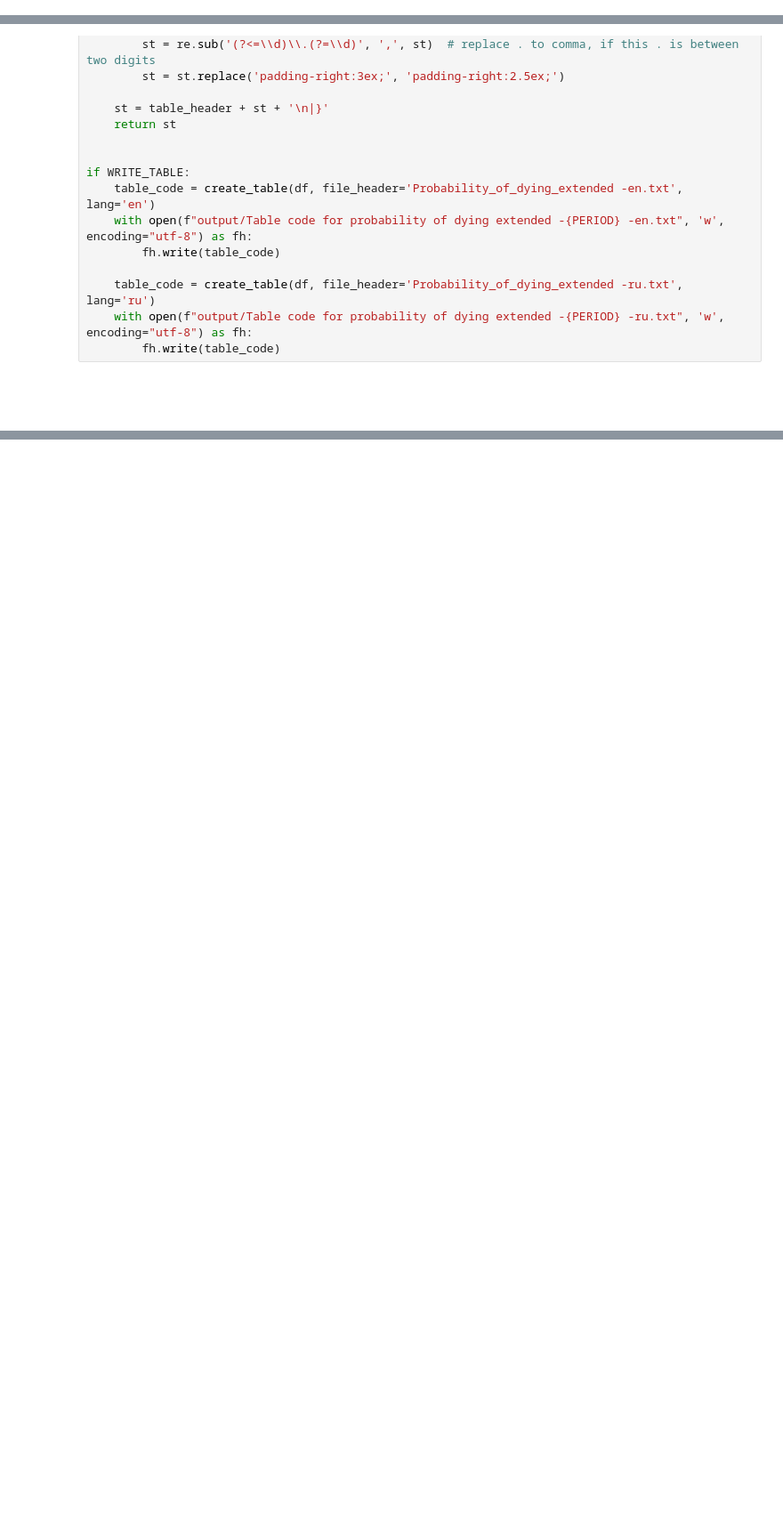
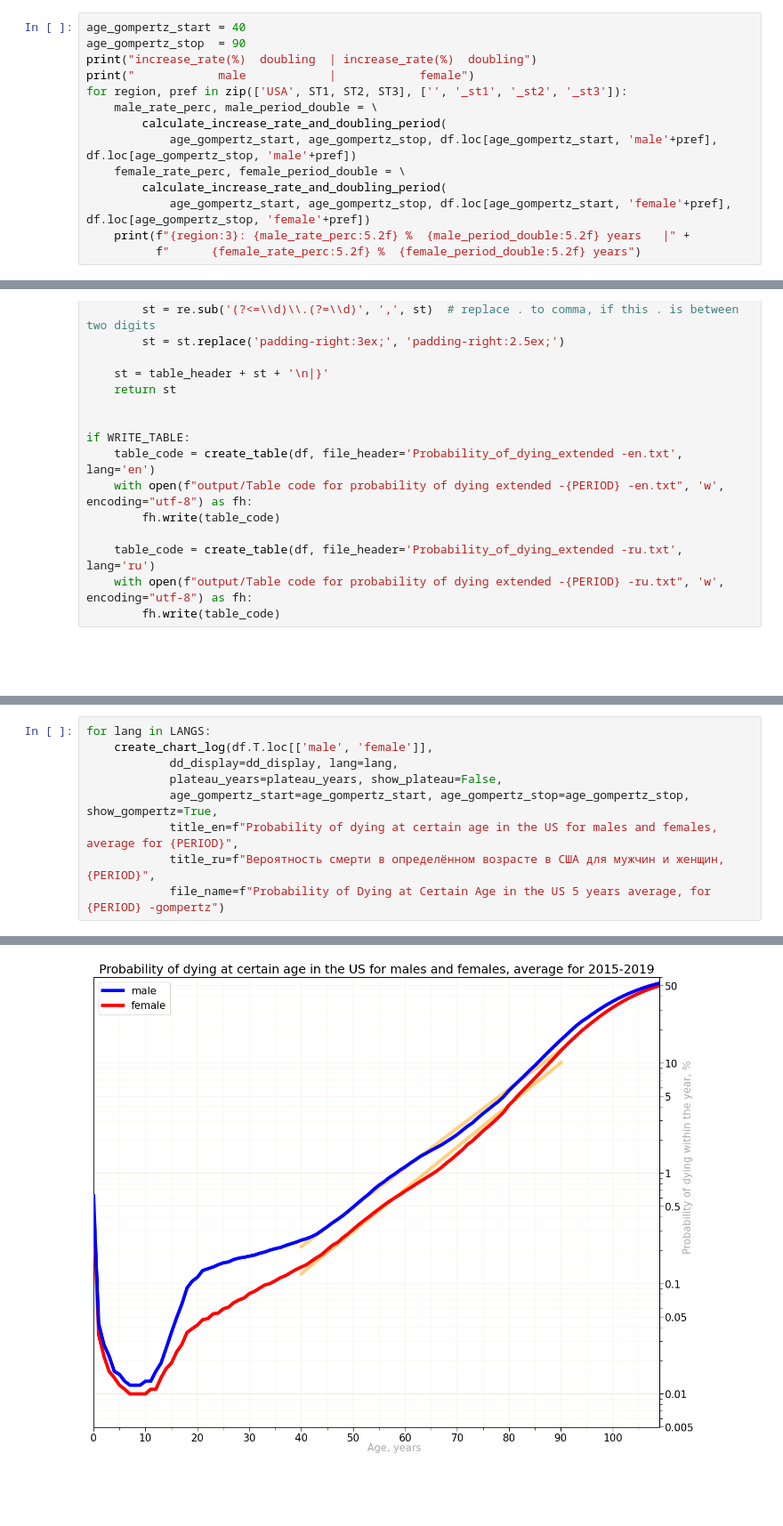
Before and after one commit to Lady3mlnm/Mini-programs-for-calculation-of-life-expectancy-in-countries, a Jupyter notebook: regions_USA_(USMDB)/USMDB_probability_of_dying-5years.ipynb, the cells around one changed output, grey strips where cells are left out. Shown at 89% size. Cells and saved outputs as stored; diff of their text form; blank space fills up the shorter version.

```diff
--- a/regions_USA_(USMDB)/USMDB_probability_of_dying-5years.ipynb
+++ b/regions_USA_(USMDB)/USMDB_probability_of_dying-5years.ipynb
@@ -251,0 +235,14 @@ HI :  8.852 %   8.172 years   |       9.311 %   7.786 years
+# %%
+age_gompertz_start = 40
+age_gompertz_stop  = 90
+print("increase_rate(%)  doubling  | increase_rate(%)  doubling")
+print("            male            |            female")
+for region, pref in zip(['USA', ST1, ST2, ST3], ['', '_st1', '_st2', '_st3']):
+    male_rate_perc, male_period_double = \
+        calculate_increase_rate_and_doubling_period(
+            age_gompertz_start, age_gompertz_stop, df.loc[age_gompertz_start, 'male'+pref], df.loc[age_gompertz_stop, 'male'+pref])
+    female_rate_perc, female_period_double = \
+        calculate_increase_rate_and_doubling_period(
+            age_gompertz_start, age_gompertz_stop, df.loc[age_gompertz_start, 'female'+pref], df.loc[age_gompertz_stop, 'female'+pref])
+    print(f"{region:3}: {male_rate_perc:5.2f} %  {male_period_double:5.2f} years   |" +
+          f"      {female_rate_perc:5.2f} %  {female_period_double:5.2f} years")
@@ -497 +526,11 @@ Average life expectancy, if the mortality rate was the same as at the plateau, y
 [figure]
+# %%
+for lang in LANGS:
+    create_chart_log(df.T.loc[['male', 'female']],
+            dd_display=dd_display, lang=lang,
+            plateau_years=plateau_years, show_plateau=False,
+            age_gompertz_start=age_gompertz_start, age_gompertz_stop=age_gompertz_stop, show_gompertz=True,
+            title_en=f"Probability of dying at certain age in the US for males and females, average for {PERIOD}",
+            title_ru=f"Вероятность смерти в определённом возрасте в США для мужчин и женщин, {PERIOD}",
+            file_name=f"Probability of Dying at Certain Age in the US 5 years average, for {PERIOD} -gompertz")
+# %% [output]
@@ -498,3 +549,4 @@ Average life expectancy, if the mortality rate was the same as at the plateau, y
+[figure, added]
 # %% [markdown]
 <br>
 <br>
```
Also changed, not shown: parts of 8 cells of this notebook, 14 other files.
